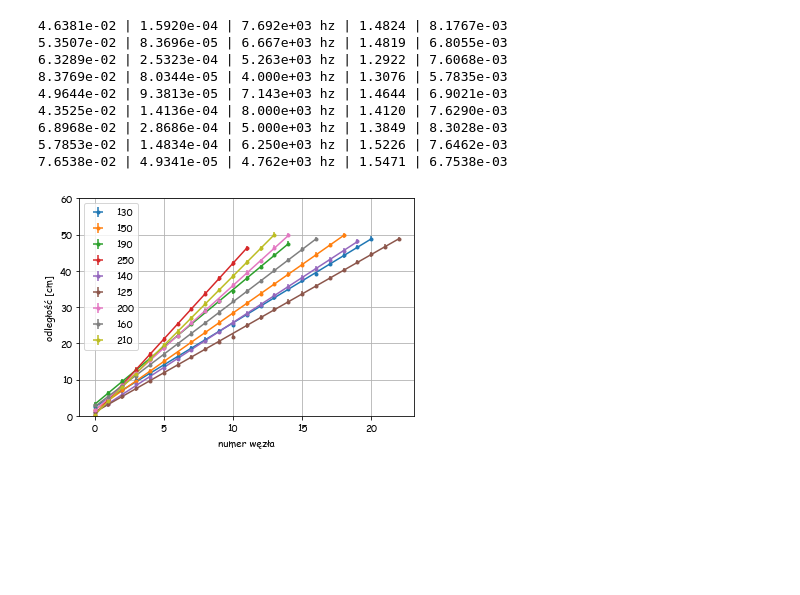
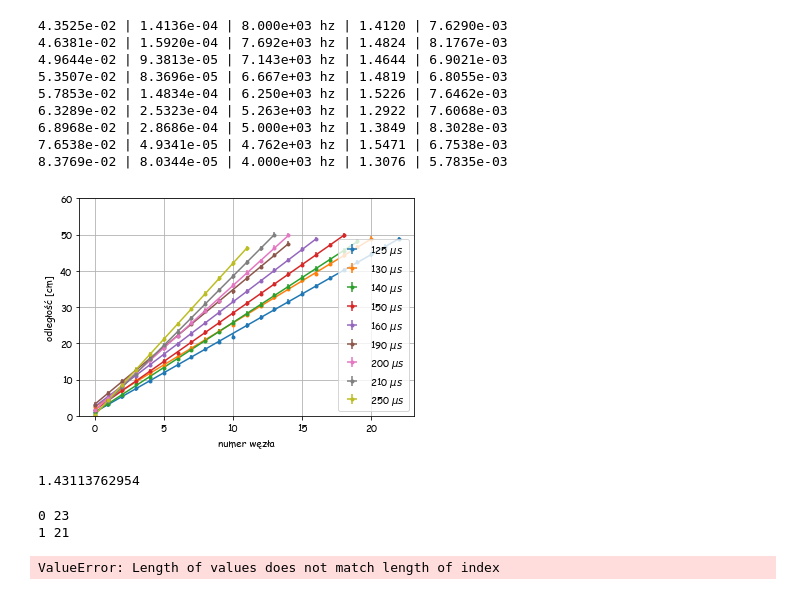
Before and after one commit to MarikinPaulina/LabFiz1, a Jupyter notebook: 05-43-Kappa/Kappa.ipynb, the cells around one changed output. Cells and saved outputs as stored; diff of their text form; code cells hidden in the pictures; blank space fills up the shorter version.

```diff
--- a/05-43-Kappa/Kappa.ipynb
+++ b/05-43-Kappa/Kappa.ipynb
@@ -28,40 +28,53 @@ licznik = 0
 mianownik = 0
 with open("tabelka.tex", "w") as file:
     dataframe = pd.DataFrame(columns=["k", "M", "T", "$\Delta$T", "f", "$\Delta$f", "$\lambda$", "$\Delta\lambda$", "$\Delta\kappa$", "d$\kappa$"])
+    dataframe_pomiary = pd.DataFrame(columns=range(len(T_values)))
     for indeks, T, data in zip(range(len(T_values)), T_values, all_data):
         x = np.arange(data.size)
         kolor = "C" + str(indeks)
-        plt.errorbar(x,data,dWezelek,0,'.', color=kolor, label=T)
+        plt.errorbar(x,data,dWezelek,0,'.', color=kolor, label=f"{T} $\mu s$")
         fit, covs = np.polyfit(x, data, 1, cov = True)
         plt.plot(x, np.polyval(fit, x), color=kolor)
         a = fit[0]
         da = covs[0,0]**0.5
         Lambda, dLambda = 2e-2*a, 2e-2*da
         f = 1/(T * 1e-6)
         kappa = (Lambda * f)**2 * M/kT
         df = delta_T/T**2
         dkappa=np.sqrt((df*kappa/f)**2+(delta_temp*kappa/299)**2+(dLambda*kappa/Lambda)**2)
         print("{:.4e} | {:.4e} | {:.3e} hz | {:.4f} | {:.4e}".format(Lambda,dLambda,f,kappa,dkappa))
         licznik += kappa/dkappa
         mianownik += 1/dkappa
         dataframe.loc[indeks] = (k, M, T, delta_temp, f, df, Lambda, dLambda, kappa, dkappa)
     file.write(dataframe.to_latex())
 plt.legend()
 plt.ylabel("odległość [cm]")
 plt.xlabel("numer węzła")
 plt.ylim(0,60)
 plt.grid()
 plt.savefig("Kappa.png")
 # %% [output]
+4.3525e-02 | 1.4136e-04 | 8.000e+03 hz | 1.4120 | 7.6290e-03
 4.6381e-02 | 1.5920e-04 | 7.692e+03 hz | 1.4824 | 8.1767e-03
+4.9644e-02 | 9.3813e-05 | 7.143e+03 hz | 1.4644 | 6.9021e-03
 5.3507e-02 | 8.3696e-05 | 6.667e+03 hz | 1.4819 | 6.8055e-03
+5.7853e-02 | 1.4834e-04 | 6.250e+03 hz | 1.5226 | 7.6462e-03
 6.3289e-02 | 2.5323e-04 | 5.263e+03 hz | 1.2922 | 7.6068e-03
+6.8968e-02 | 2.8686e-04 | 5.000e+03 hz | 1.3849 | 8.3028e-03
+7.6538e-02 | 4.9341e-05 | 4.762e+03 hz | 1.5471 | 6.7538e-03
 8.3769e-02 | 8.0344e-05 | 4.000e+03 hz | 1.3076 | 5.7835e-03
-4.9644e-02 | 9.3813e-05 | 7.143e+03 hz | 1.4644 | 6.9021e-03
-4.3525e-02 | 1.4136e-04 | 8.000e+03 hz | 1.4120 | 7.6290e-03
-6.8968e-02 | 2.8686e-04 | 5.000e+03 hz | 1.3849 | 8.3028e-03
-5.7853e-02 | 1.4834e-04 | 6.250e+03 hz | 1.5226 | 7.6462e-03
-7.6538e-02 | 4.9341e-05 | 4.762e+03 hz | 1.5471 | 6.7538e-03
-[figure, old version]
+[figure, new version]
 # %%
 print(licznik/mianownik)
+# %% [output]
+1.43113762954
+# %%
+dataframe_pomiary = pd.DataFrame(columns=range(len(T_values)))
+for indeks, T, data in zip(range(len(T_values)), T_values, all_data):
+    print(indeks,len(data))
+    dataframe_pomiary[indeks]=data
+print(dataframe_pomiary)
+# %% [output]
+0 23
+1 21
+ValueError: Length of values does not match length of index
```
Also changed, not shown: 9 other files.
